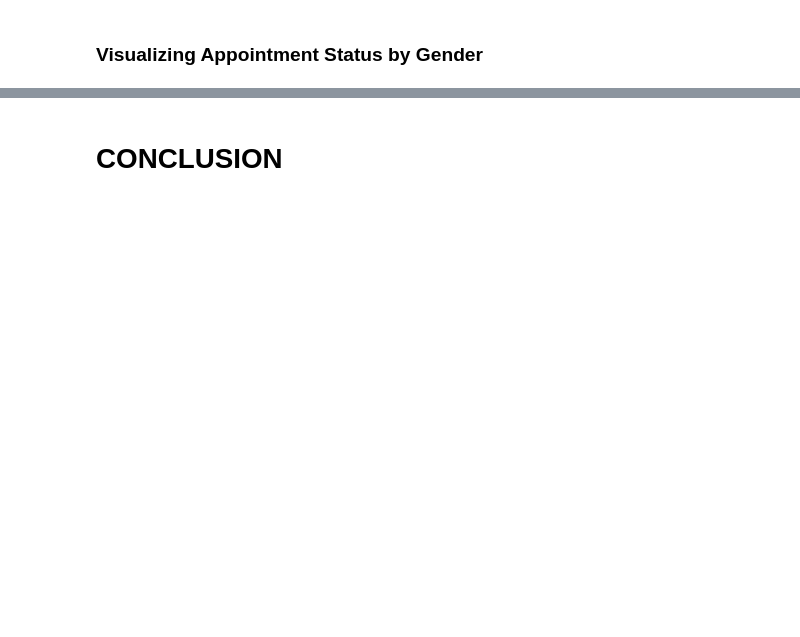
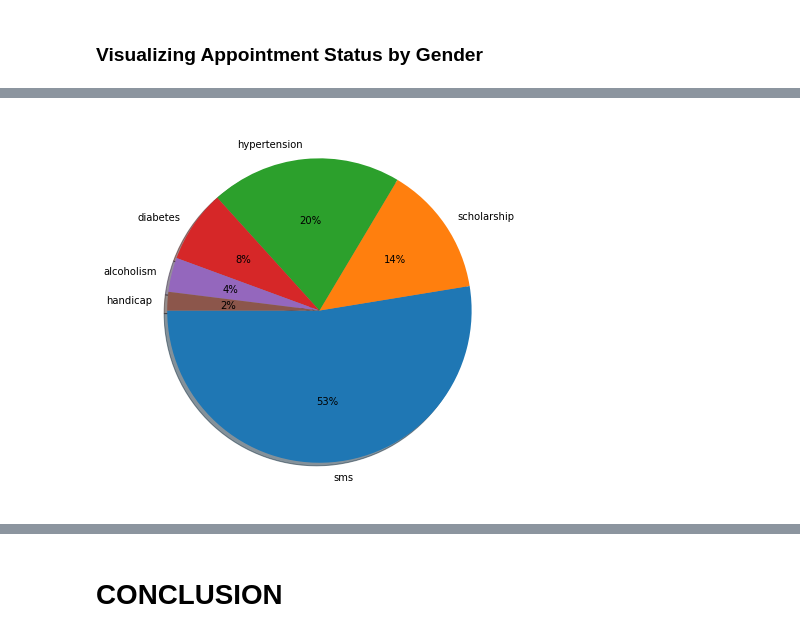
Before and after one commit to EmmaTope/ALX-T-Project-1-, a Jupyter notebook: INVESTIGATING A DATASET - Temitope Olaitan.ipynb, the cells around one changed output, grey strips where cells are left out. Cells and saved outputs as stored; diff of their text form; code cells hidden in the pictures; blank space fills up the shorter version.

```diff
--- a/INVESTIGATING A DATASET - Temitope Olaitan.ipynb
+++ b/INVESTIGATING A DATASET - Temitope Olaitan.ipynb
@@ -288,0 +317,30 @@ plt.show()
+# %%
+# number of persons who received sms and didnt show
+sms=df.loc[(df.sms_received==1)&(df.no_show=='Yes')].count()['no_show']
+
+# number of persons who received scholarship and didnt show
+scholarship=df.loc[(df.scholarship==1)&(df.no_show=='Yes')].count()['no_show']
+
+# number of persons who has hypertension and didnt show
+hypertension=df.loc[(df.hypertension==1)&(df.no_show=='Yes')].count()['no_show']
+
+# number of persons who has diabetes and didnt show
+diabetes=df.loc[(df.diabetes==1)&(df.no_show=='Yes')].count()['no_show']
+
+# number of persons who are alcoholic and didnt show
+alcoholism=df.loc[(df.alcoholism==1)&(df.no_show=='Yes')].count()['no_show']
+
+# number of persons who are handicapped and didnt show
+handicap=df.loc[(df.handicap==1)&(df.no_show=='Yes')].count()['no_show']
+
+
+#saving these counts as a list and naming them for the plot
+observations=['sms','scholarship','hypertension','diabetes','alcoholism','handicap']
+plots=[sms,scholarship,hypertension,diabetes,alcoholism,handicap]
+# %%
+# adjusting figure size and showing the plot altogether
+plt.figure(figsize=(7,7))
+plt.pie(plots, labels=observations, autopct='%0.f%%', shadow=True, startangle=180)
+plt.show()
+# %% [output]
+[figure, added]
```
Also changed, not shown: parts of 20 cells of this notebook, 2 other files.
